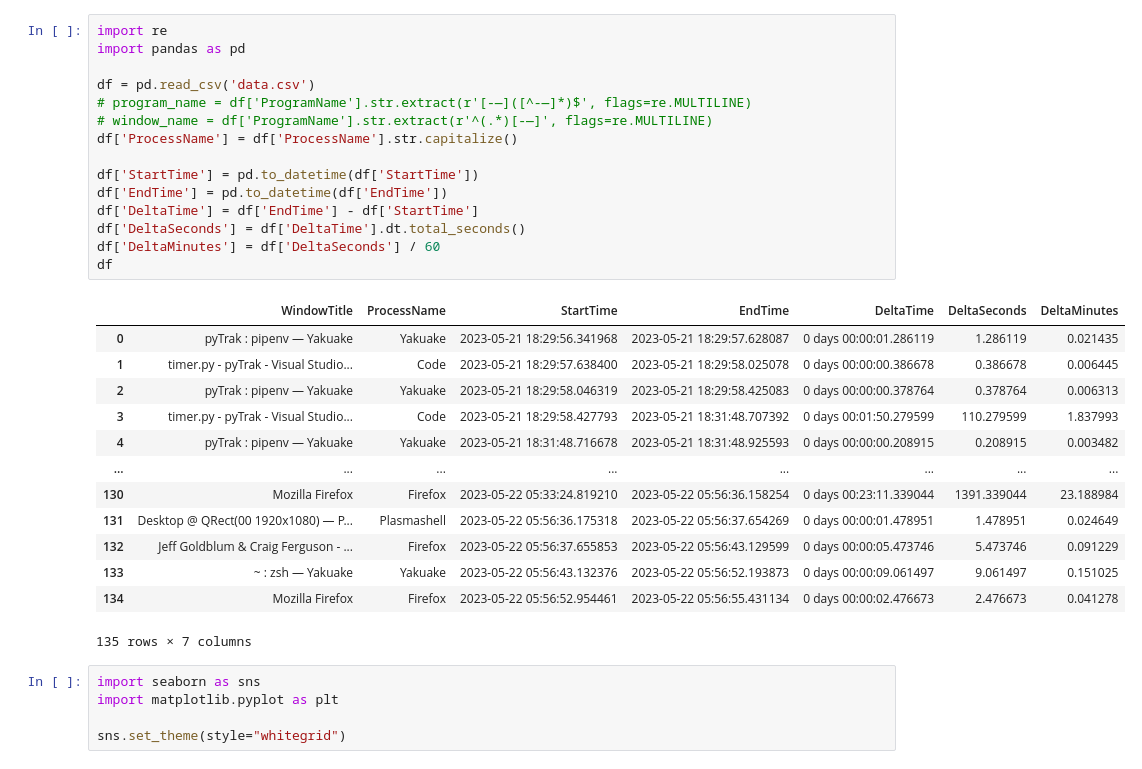
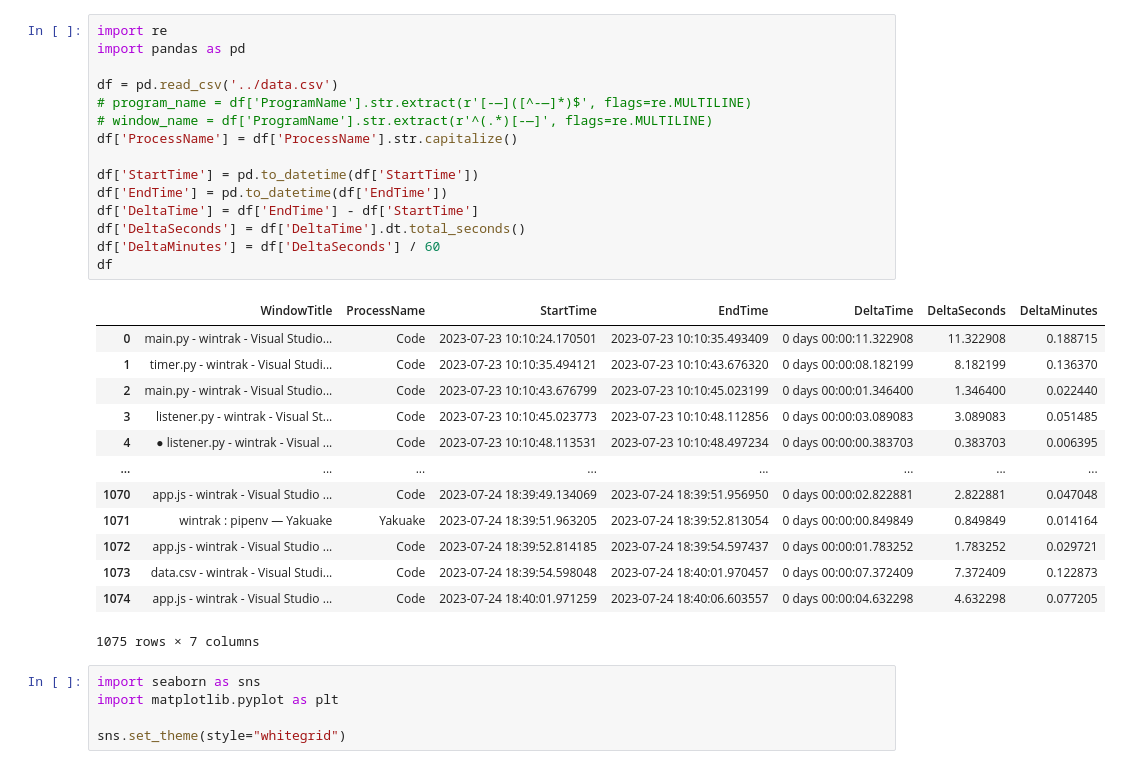
Before and after one commit to sandorstormen/wintrak, a Jupyter notebook: Notebooks/visualization.ipynb, the cells around one changed output. Cells and saved outputs as stored; diff of their text form.

```diff
--- a/Notebooks/visualization.ipynb
+++ b/Notebooks/visualization.ipynb
@@ -1,32 +1,32 @@
 # %%
 import re
 import pandas as pd
 
-df = pd.read_csv('data.csv')
+df = pd.read_csv('../data.csv')
 # program_name = df['ProgramName'].str.extract(r'[-—]([^-—]*)$', flags=re.MULTILINE)
 # window_name = df['ProgramName'].str.extract(r'^(.*)[-—]', flags=re.MULTILINE)
 df['ProcessName'] = df['ProcessName'].str.capitalize()
 
 df['StartTime'] = pd.to_datetime(df['StartTime'])
 df['EndTime'] = pd.to_datetime(df['EndTime'])
 df['DeltaTime'] = df['EndTime'] - df['StartTime']
 df['DeltaSeconds'] = df['DeltaTime'].dt.total_seconds()
 df['DeltaMinutes'] = df['DeltaSeconds'] / 60
 df
 # %% [output]
 |  | WindowTitle | ProcessName | StartTime | EndTime | DeltaTime | DeltaSeconds | DeltaMinutes |
-| 0 | pyTrak : pipenv — Yakuake | Yakuake | 2023-05-21 18:29:56.341968 | 2023-05-21 18:29:57.628087 | 0 days 00:00:01.286119 | 1.286119 | 0.021435 |
-| 1 | timer.py - pyTrak - Visual Studio... | Code | 2023-05-21 18:29:57.638400 | 2023-05-21 18:29:58.025078 | 0 days 00:00:00.386678 | 0.386678 | 0.006445 |
-| 2 | pyTrak : pipenv — Yakuake | Yakuake | 2023-05-21 18:29:58.046319 | 2023-05-21 18:29:58.425083 | 0 days 00:00:00.378764 | 0.378764 | 0.006313 |
-| 3 | timer.py - pyTrak - Visual Studio... | Code | 2023-05-21 18:29:58.427793 | 2023-05-21 18:31:48.707392 | 0 days 00:01:50.279599 | 110.279599 | 1.837993 |
-| 4 | pyTrak : pipenv — Yakuake | Yakuake | 2023-05-21 18:31:48.716678 | 2023-05-21 18:31:48.925593 | 0 days 00:00:00.208915 | 0.208915 | 0.003482 |
+| 0 | main.py - wintrak - Visual Studio... | Code | 2023-07-23 10:10:24.170501 | 2023-07-23 10:10:35.493409 | 0 days 00:00:11.322908 | 11.322908 | 0.188715 |
+| 1 | timer.py - wintrak - Visual Studi... | Code | 2023-07-23 10:10:35.494121 | 2023-07-23 10:10:43.676320 | 0 days 00:00:08.182199 | 8.182199 | 0.136370 |
+| 2 | main.py - wintrak - Visual Studio... | Code | 2023-07-23 10:10:43.676799 | 2023-07-23 10:10:45.023199 | 0 days 00:00:01.346400 | 1.346400 | 0.022440 |
+| 3 | listener.py - wintrak - Visual St... | Code | 2023-07-23 10:10:45.023773 | 2023-07-23 10:10:48.112856 | 0 days 00:00:03.089083 | 3.089083 | 0.051485 |
+| 4 | ● listener.py - wintrak - Visual ... | Code | 2023-07-23 10:10:48.113531 | 2023-07-23 10:10:48.497234 | 0 days 00:00:00.383703 | 0.383703 | 0.006395 |
 | ... | ... | ... | ... | ... | ... | ... | ... |
-| 130 | Mozilla Firefox | Firefox | 2023-05-22 05:33:24.819210 | 2023-05-22 05:56:36.158254 | 0 days 00:23:11.339044 | 1391.339044 | 23.188984 |
-| 131 | Desktop @ QRect(00 1920x1080) — P... | Plasmashell | 2023-05-22 05:56:36.175318 | 2023-05-22 05:56:37.654269 | 0 days 00:00:01.478951 | 1.478951 | 0.024649 |
-| 132 | Jeff Goldblum & Craig Ferguson - ... | Firefox | 2023-05-22 05:56:37.655853 | 2023-05-22 05:56:43.129599 | 0 days 00:00:05.473746 | 5.473746 | 0.091229 |
-| 133 | ~ : zsh — Yakuake | Yakuake | 2023-05-22 05:56:43.132376 | 2023-05-22 05:56:52.193873 | 0 days 00:00:09.061497 | 9.061497 | 0.151025 |
-| 134 | Mozilla Firefox | Firefox | 2023-05-22 05:56:52.954461 | 2023-05-22 05:56:55.431134 | 0 days 00:00:02.476673 | 2.476673 | 0.041278 |
+| 1070 | app.js - wintrak - Visual Studio ... | Code | 2023-07-24 18:39:49.134069 | 2023-07-24 18:39:51.956950 | 0 days 00:00:02.822881 | 2.822881 | 0.047048 |
+| 1071 | wintrak : pipenv — Yakuake | Yakuake | 2023-07-24 18:39:51.963205 | 2023-07-24 18:39:52.813054 | 0 days 00:00:00.849849 | 0.849849 | 0.014164 |
+| 1072 | app.js - wintrak - Visual Studio ... | Code | 2023-07-24 18:39:52.814185 | 2023-07-24 18:39:54.597437 | 0 days 00:00:01.783252 | 1.783252 | 0.029721 |
+| 1073 | data.csv - wintrak - Visual Studi... | Code | 2023-07-24 18:39:54.598048 | 2023-07-24 18:40:01.970457 | 0 days 00:00:07.372409 | 7.372409 | 0.122873 |
+| 1074 | app.js - wintrak - Visual Studio ... | Code | 2023-07-24 18:40:01.971259 | 2023-07-24 18:40:06.603557 | 0 days 00:00:04.632298 | 4.632298 | 0.077205 |
-135 rows × 7 columns
+1075 rows × 7 columns
 # %%
 import seaborn as sns
 import matplotlib.pyplot as plt
```
Also changed, not shown: parts of 2 cells of this notebook, 13 other files.
